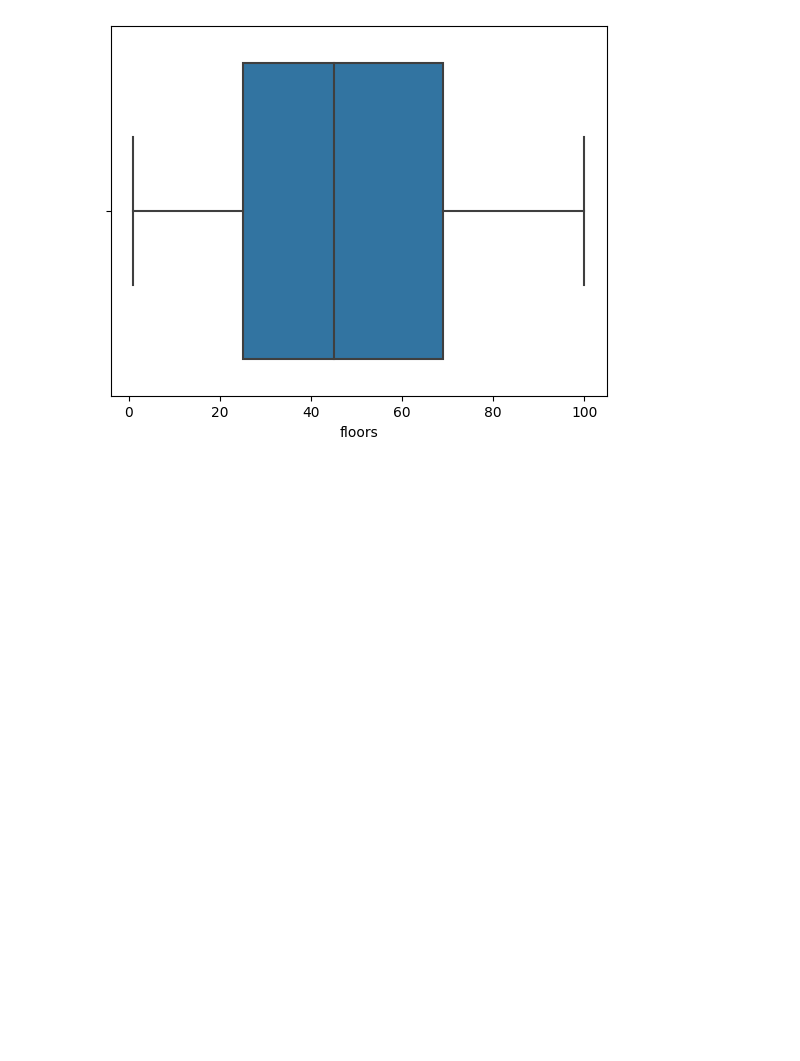
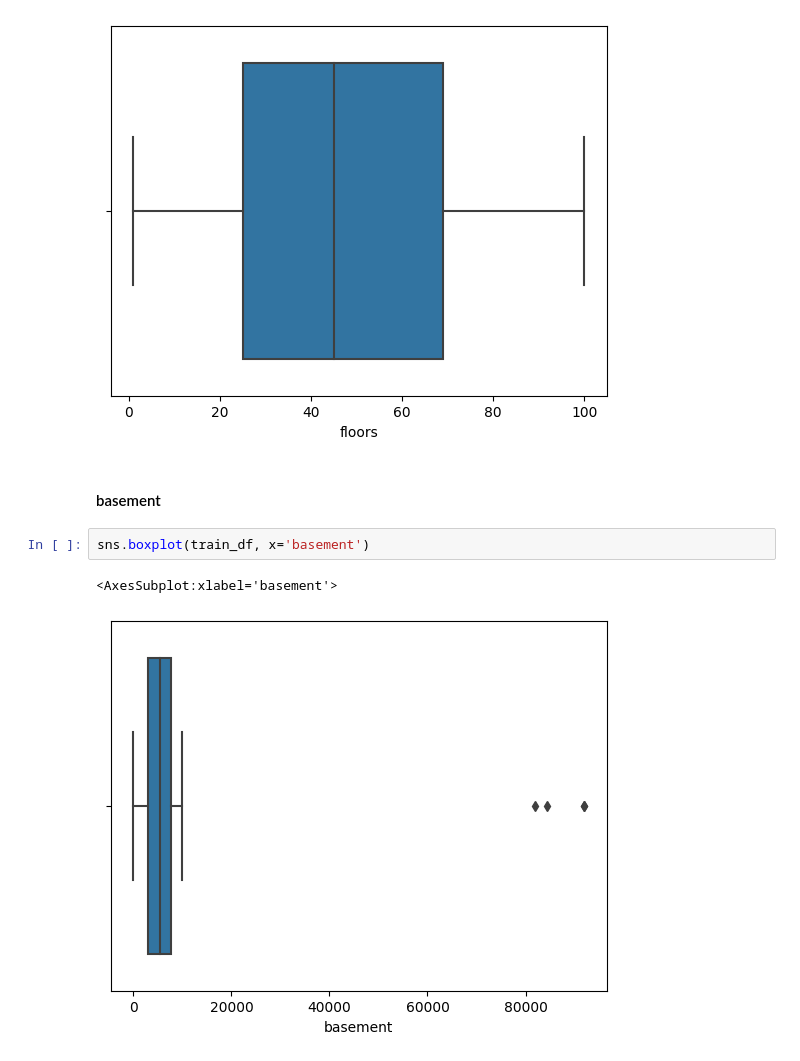
Before and after one commit to BagzzBunny/Regression-with-a-Tabular-Paris-Housing-Price-Dataset, a Jupyter notebook: housing_price_paris.ipynb, the cells around one changed output. Cells and saved outputs as stored; diff of their text form; blank space fills up the shorter version.

Commit message:
added basement analysis

```diff
--- a/housing_price_paris.ipynb
+++ b/housing_price_paris.ipynb
@@ -180,3 +180,10 @@ sns.boxplot(train_df, x='floors')
 # %% [output]
 <AxesSubplot:xlabel='floors'>
 [figure]
+# %% [markdown]
+<h4>basement</h4>
+# %%
+sns.boxplot(train_df, x='basement')
+# %% [output]
+<AxesSubplot:xlabel='basement'>
+[figure, added]
```
Also changed, not shown: parts of 1 cell of this notebook.
